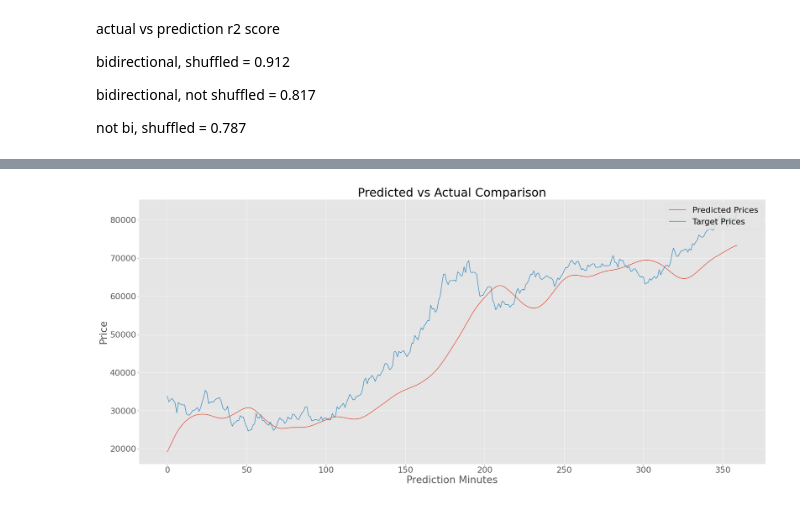
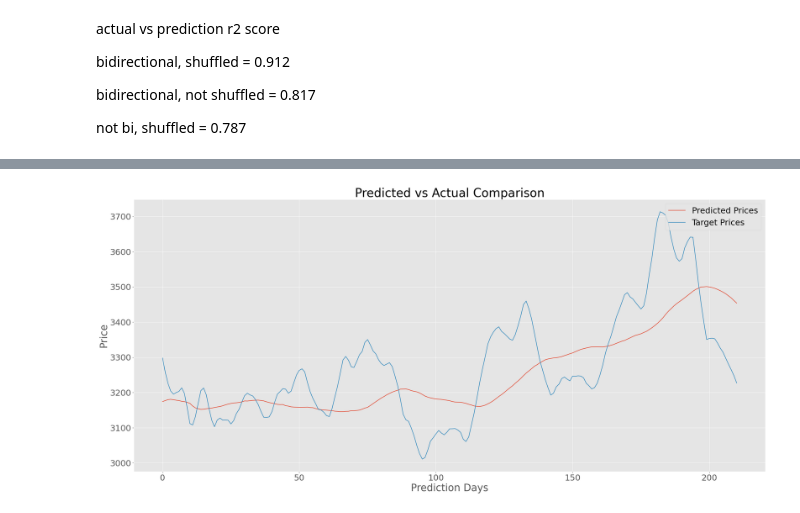
Before and after one commit to seantanken/GalvanizeRepo, a Jupyter notebook: stock_analyzer/neural_network_analysis.ipynb, the cells around one changed output, grey strips where cells are left out. Drawn from its saved outputs; the diff is of its cells as text; code cells hidden in the pictures.

```diff
--- a/stock_analyzer/neural_network_analysis.ipynb
+++ b/stock_analyzer/neural_network_analysis.ipynb
@@ -244,12 +236,14 @@ bidirectional: ?
 # %% [markdown]
 https://github.com/cshawnkeech/rainforest_audio/blob/main/notebooks/CURRENT_BEST-1-4_mel_shape_FREQ_ADJUST.ipynb
 # %%
+%%time
+
 history = model.fit(
     x = data['X_train'],
     y = data['y_train'],
     batch_size = 32,
     validation_data = (data['X_test'], data['y_test']),
-    epochs = 100,
+    epochs = 10,
     callbacks = tf.keras.callbacks.EarlyStopping(monitor=metric,
                                                  verbose=1,
                                                  patience=4,
@@ -277,4 +270,0 @@ Epoch 00031: early stopping
-# %%
-#Only save if model performs better than last model
-model.save('C:/Users/seant/stock_analyzer')
-model = keras.models.load_model('C:/Users/seant/stock_analyzer')
@@ -289,7 +271,7 @@ INFO:tensorflow:Assets written to: C:/Users/seant/stock_analyzer\assets
 # %%
 metrics = history.history
-plt.rcParams.update({'font.size': 22})
-fig, axes = plt.subplots(2, figsize=(15, 8))
+plt.rcParams.update({'font.size': 12})
+fig, axes = plt.subplots(2, figsize=(15, 6))
 axes[0].set_title('Mean Squared Error Loss')
 axes[0].plot(history.epoch, metrics['loss'], metrics['val_loss'])
 axes[0].legend(['Training Loss', 'Validation Loss'])
@@ -326,6 +304,6 @@ r2_score(holdout['y_test'], prediction)
 # %%
-predictions = np.squeeze(holdout["column_scaler"]["Close"].inverse_transform(prediction))
-targets = np.squeeze(holdout["column_scaler"]["Close"].inverse_transform(np.expand_dims(holdout['y_test'], axis=0)))
+predictions = np.squeeze(holdout["column_scaler"]["AMZN_rolling_close"].inverse_transform(prediction))
+targets = np.squeeze(holdout["column_scaler"]["AMZN_rolling_close"].inverse_transform(np.expand_dims(holdout['y_test'], axis=0)))
 # %%
 r2_score(targets, predictions)
 # %% [output]
@@ -333,17 +311,17 @@ r2_score(targets, predictions)
 # %%
 plt.rcParams.update({'font.size': 22})
 fig, ax = plt.subplots(figsize=(30, 13))
 ax.set_title("Predicted vs Actual Comparison")
 ax.plot(predictions)
 ax.plot(targets)
 ax.legend(['Predicted Prices', 'Target Prices'], loc='upper right')
 
-ax.set_xlabel('Prediction Minutes')
+ax.set_xlabel('Prediction Days')
 ax.set_ylabel('Price')
 
 plt.show()
 # %% [output]
-[figure, old version]
+[figure, new version]
 # %%
 plt.rcParams.update({'font.size': 22})
 fig, ax1 = plt.subplots(1, figsize=(30, 15))
```
Also changed, not shown: parts of 20 cells of this notebook, 15 other files.
